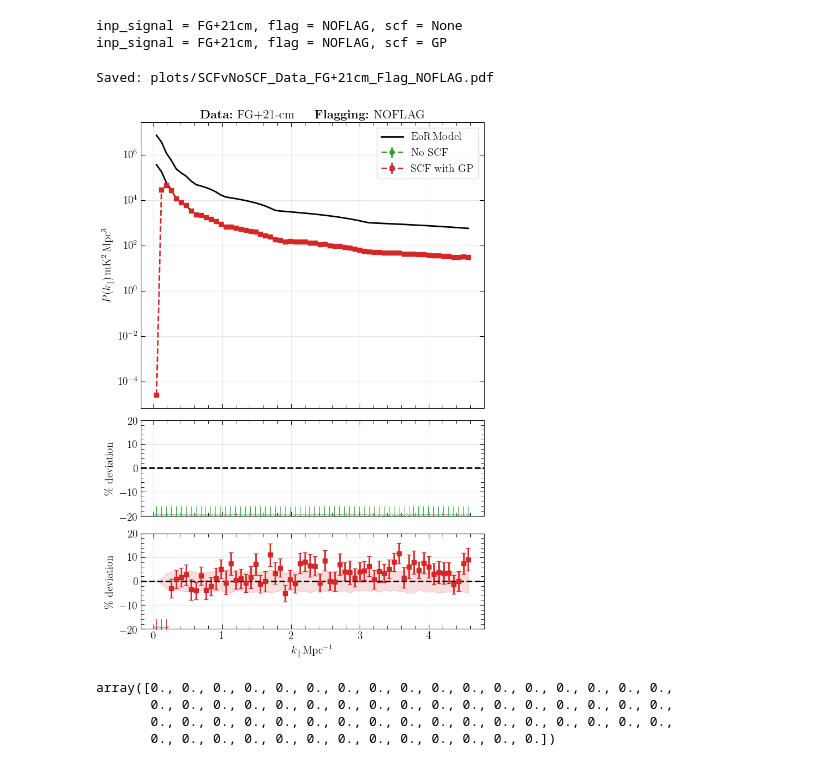
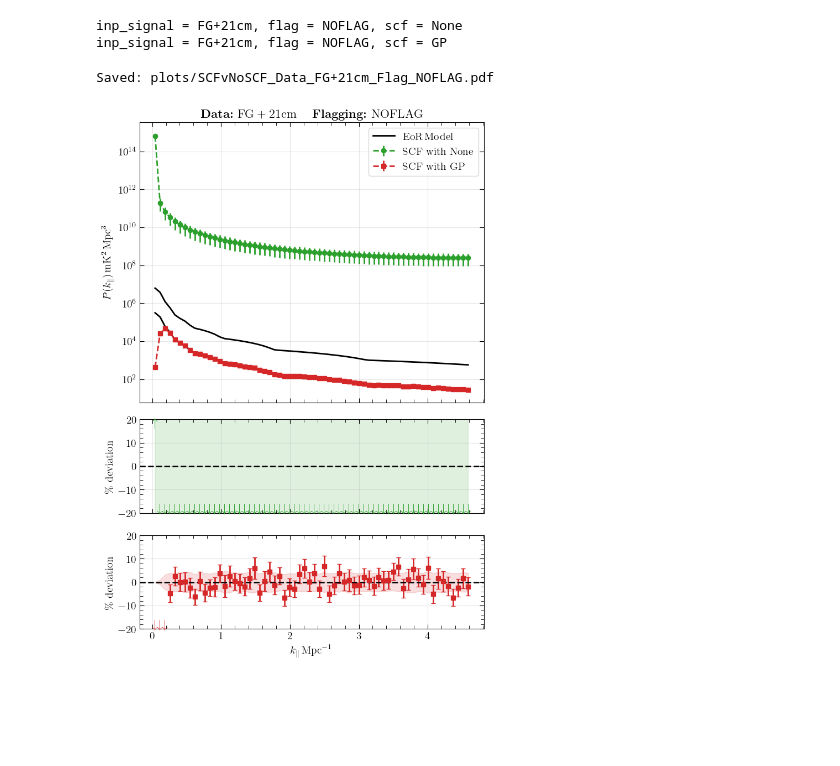
Before and after one commit to aecosmo/Bayes-SCF, a Jupyter notebook: plot-compare-SCFvNoSCF.ipynb, the cells around one changed output. Saved outputs shown, nothing was run; the diff lists cells and outputs as text; code cells hidden in the pictures; blank space fills up the shorter version.

```diff
--- a/plot-compare-SCFvNoSCF.ipynb
+++ b/plot-compare-SCFvNoSCF.ipynb
@@ -9,10 +9,11 @@ mode = 'NOFLAG'
 # mode = 'RANDOM'
 # mode = 'PERIODIC'
 # mode = 'PERIODIC+RANDOM'
+inp_signal = 'FG+MM+21cm'
 inp_signal = 'FG+21cm'
 
 SCF = 'None'
-data = np.load(f"{path}/fft_inp_signal-{inp_signal}_flag-{mode}_SCF-{SCF}.npz")
+data = np.load(f"{path}/dct_inp_signal-{inp_signal}_flag-{mode}_SCF-{SCF}.npz")
 
 kb_dct          = data["kb"]
 mean_dct        = data["mean"]
@@ -24,8 +25,8 @@ flag            = data["flag"].tolist()
 scf             = data["SCF"].tolist()
 print(f"inp_signal = {inp_signal}, flag = {flag}, scf = {scf}")
 
-SCF = 'GP'
-data = np.load(f"{path}/fft_inp_signal-{inp_signal}_flag-{mode}_SCF-{SCF}.npz")
+SCF1 = 'GP'
+data = np.load(f"{path}/dct_inp_signal-{inp_signal}_flag-{mode}_SCF-{SCF1}.npz")
 
 kb_dct1          = data["kb"]
 mean_dct1        = data["mean"]
@@ -40,30 +41,29 @@ print(f"inp_signal = {inp_signal}, flag = {flag}, scf = {scf}")
 inp_signal = FG+21cm, flag = NOFLAG, scf = None
 inp_signal = FG+21cm, flag = NOFLAG, scf = GP
 # %%
-shift = 20.0   # upward shift for clarity
-offset_ratio = 10000.0  # shift 2 percentage points in ratio plot (optional)
+shift = 20   # upward shift for clarity
+offset_ratio = 0  # shift 2 percentage points in ratio plot (optional)
 figname = f"plots/SCFvNoSCF_Data_{inp_signal}_Flag_{mode}.pdf"
+
+if SCF==None:
+    fft_label=r'${\rm No \ SCF}$'
+else:
+    fft_label=fr'${{\rm SCF \ with \ {SCF} }}$'
 
 fig, axes = plts.plot_compare_estimators(
     kb_dct, mean_dct * shift, err_dct*shift, binned_th_dct* shift,
     kb_dct1, mean_dct1, err_dct1, binned_th_dct1,
-    fft_label=r'${\rm No \ SCF}$',
+    fft_label=fft_label,
     dct_label=r'${\rm SCF \ with \ GP}$',
-    title = r"\rm{  {\bf Data:}~FG+21-cm} \quad" + r"\rm{ {\bf Flagging:}~"+fr"$\rm{{ {mode} }}$",
+    # title = r"\rm{  {\bf Data:}~FG+21-cm} \quad" + r"\rm{ {\bf Flagging:}~"+fr"$\rm{{ {mode} }}$",
+    title = r"\rm{  {\bf Data:}~"  fr"$\rm{{ {inp_signal} }} \quad$" + r"\rm{ {\bf Flagging:}~"+fr"$\rm{{ {mode} }}$",
     fft_dev_label=r'\rm{\% deviation}',
     dct_dev_label=r'\rm{\% deviation}',
     fft_color='C2', dct_color='C3',
     # title = r"$\bf{{Data:}}$",
     figname=figname,
     ylim=20
 )
 # %% [output]
 Saved: plots/SCFvNoSCF_Data_FG+21cm_Flag_NOFLAG.pdf
-[figure, old version]
+[figure, new version]
-# %%
-mean_dct
-# %% [output]
-array([0., 0., 0., 0., 0., 0., 0., 0., 0., 0., 0., 0., 0., 0., 0., 0., 0.,
-       0., 0., 0., 0., 0., 0., 0., 0., 0., 0., 0., 0., 0., 0., 0., 0., 0.,
-       0., 0., 0., 0., 0., 0., 0., 0., 0., 0., 0., 0., 0., 0., 0., 0., 0.,
-       0., 0., 0., 0., 0., 0., 0., 0., 0., 0., 0., 0., 0.])
```
Also changed, not shown: 3 other files.
